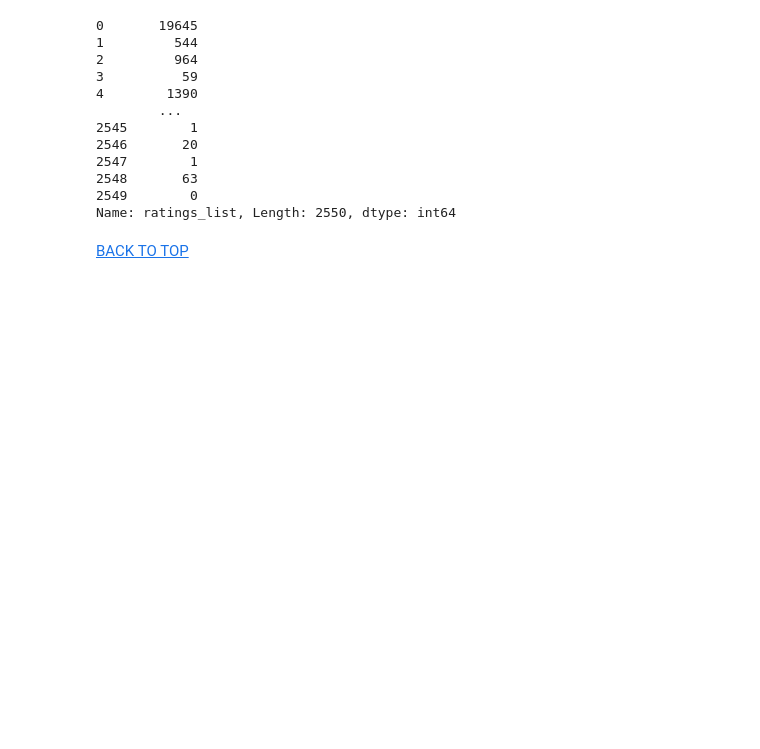
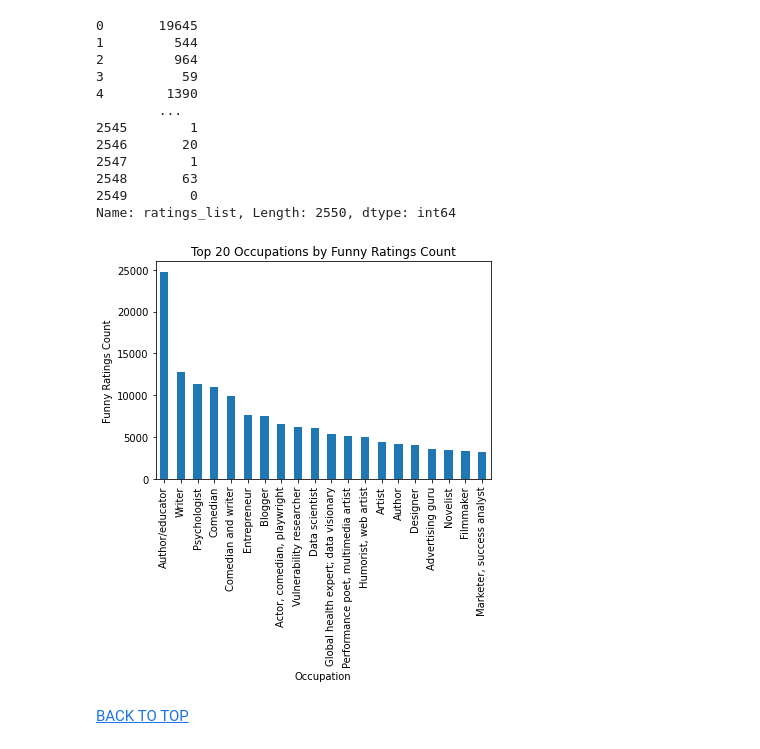
Before and after one commit to benkaan001/pandas_and_beyond, a Jupyter notebook: analyze_data/05_ted_talks.ipynb, the cells around one changed output. Cells and saved outputs as stored; diff of their text form; code cells hidden in the pictures; blank space fills up the shorter version.

```diff
--- a/analyze_data/05_ted_talks.ipynb
+++ b/analyze_data/05_ted_talks.ipynb
@@ -1104,6 +1102,22 @@ df.ratings_list.apply(extract_funny_count)
 2548       63
 2549        0
 Name: ratings_list, Length: 2550, dtype: int64
+# %%
+# group the DataFrame by occupation, sum the funny_ratings_count, and plot the top 20 occupations
+df.groupby('speaker_occupation')['funny_ratings_count'].sum() \
+  .sort_values(ascending=False) \
+  .head(20) \
+  .plot(kind='bar')
+
+# set the plot title and labels
+plt.title('Top 20 Occupations by Funny Ratings Count')
+plt.xlabel('Occupation')
+plt.ylabel('Funny Ratings Count')
+
+# display the plot
+plt.show()
+# %% [output]
+[figure, added]
 # %% [markdown]
 [BACK TO TOP][def]
 
```
Also changed, not shown: parts of 4 cells of this notebook.
